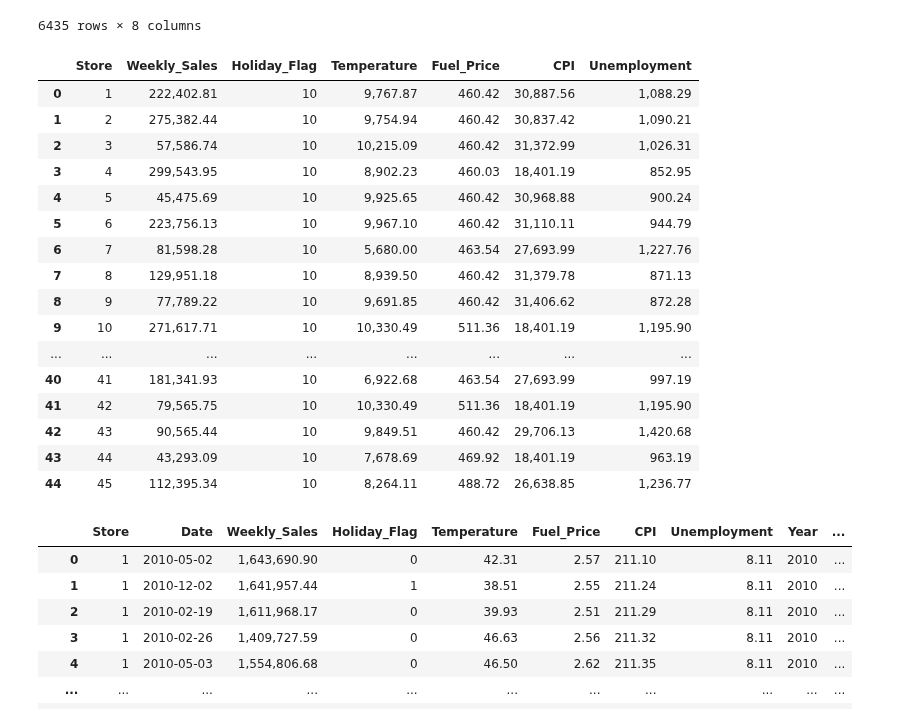
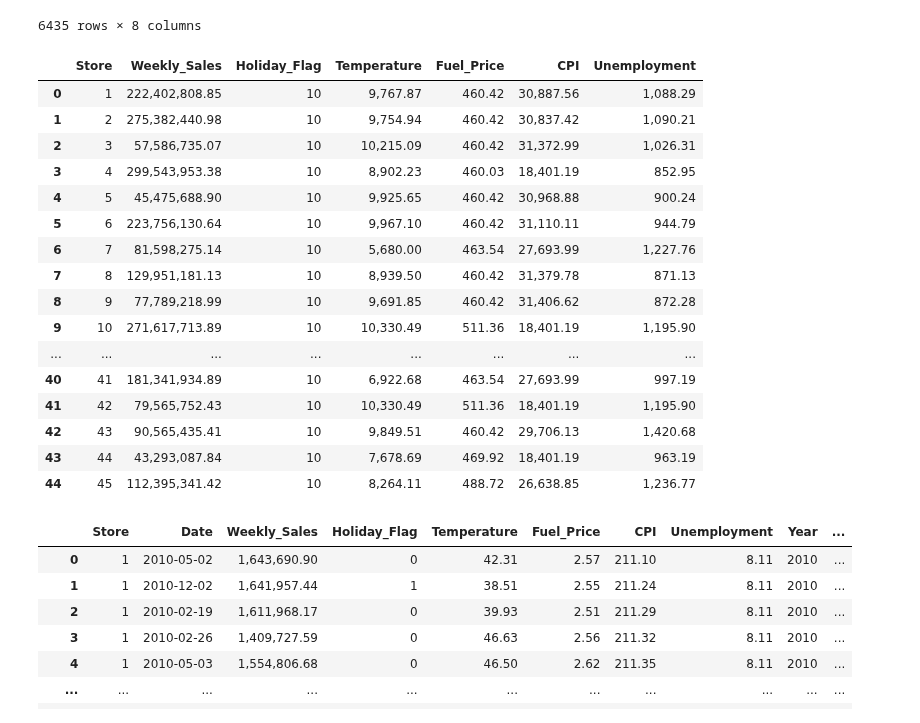
Before and after one commit to Psyclophe/Data-Scientist, a Jupyter notebook: Wal_mart_analysis_forecasting.ipynb, the cells around one changed output. Saved outputs shown, nothing was run; the diff lists cells and outputs as text; code cells hidden in the pictures.

```diff
--- a/Wal_mart_analysis_forecasting.ipynb
+++ b/Wal_mart_analysis_forecasting.ipynb
@@ -209,29 +209,29 @@ data_sort
 # %%
 #con la funcion "groupby" se indica a Python agrupar y sumar, por tienda y por semana, al ejecutar la funcion Python
 #agrega e indexa la columna "0" a la columna "1" como identificador
 
 group=df.groupby("Store").sum("Weekly_Sales")
 group.reset_index(level=0, inplace=True)
-group["Weekly_Sales"]=(group["Weekly_Sales"]/1000).round(2)
+group["Weekly_Sales"]=(group["Weekly_Sales"])
 group
 # %% [output]
 |  | Store | Weekly_Sales | Holiday_Flag | Temperature | Fuel_Price | CPI | Unemployment |
-| 0 | 1 | 222,402.81 | 10 | 9,767.87 | 460.42 | 30,887.56 | 1,088.29 |
-| 1 | 2 | 275,382.44 | 10 | 9,754.94 | 460.42 | 30,837.42 | 1,090.21 |
-| 2 | 3 | 57,586.74 | 10 | 10,215.09 | 460.42 | 31,372.99 | 1,026.31 |
-| 3 | 4 | 299,543.95 | 10 | 8,902.23 | 460.03 | 18,401.19 | 852.95 |
-| 4 | 5 | 45,475.69 | 10 | 9,925.65 | 460.42 | 30,968.88 | 900.24 |
-| 5 | 6 | 223,756.13 | 10 | 9,967.10 | 460.42 | 31,110.11 | 944.79 |
-| 6 | 7 | 81,598.28 | 10 | 5,680.00 | 463.54 | 27,693.99 | 1,227.76 |
-| 7 | 8 | 129,951.18 | 10 | 8,939.50 | 460.42 | 31,379.78 | 871.13 |
-| 8 | 9 | 77,789.22 | 10 | 9,691.85 | 460.42 | 31,406.62 | 872.28 |
-| 9 | 10 | 271,617.71 | 10 | 10,330.49 | 511.36 | 18,401.19 | 1,195.90 |
+| 0 | 1 | 222,402,808.85 | 10 | 9,767.87 | 460.42 | 30,887.56 | 1,088.29 |
+| 1 | 2 | 275,382,440.98 | 10 | 9,754.94 | 460.42 | 30,837.42 | 1,090.21 |
+| 2 | 3 | 57,586,735.07 | 10 | 10,215.09 | 460.42 | 31,372.99 | 1,026.31 |
+| 3 | 4 | 299,543,953.38 | 10 | 8,902.23 | 460.03 | 18,401.19 | 852.95 |
+| 4 | 5 | 45,475,688.90 | 10 | 9,925.65 | 460.42 | 30,968.88 | 900.24 |
+| 5 | 6 | 223,756,130.64 | 10 | 9,967.10 | 460.42 | 31,110.11 | 944.79 |
+| 6 | 7 | 81,598,275.14 | 10 | 5,680.00 | 463.54 | 27,693.99 | 1,227.76 |
+| 7 | 8 | 129,951,181.13 | 10 | 8,939.50 | 460.42 | 31,379.78 | 871.13 |
+| 8 | 9 | 77,789,218.99 | 10 | 9,691.85 | 460.42 | 31,406.62 | 872.28 |
+| 9 | 10 | 271,617,713.89 | 10 | 10,330.49 | 511.36 | 18,401.19 | 1,195.90 |
 | ... | ... | ... | ... | ... | ... | ... | ... |
-| 40 | 41 | 181,341.93 | 10 | 6,922.68 | 463.54 | 27,693.99 | 997.19 |
-| 41 | 42 | 79,565.75 | 10 | 10,330.49 | 511.36 | 18,401.19 | 1,195.90 |
-| 42 | 43 | 90,565.44 | 10 | 9,849.51 | 460.42 | 29,706.13 | 1,420.68 |
-| 43 | 44 | 43,293.09 | 10 | 7,678.69 | 469.92 | 18,401.19 | 963.19 |
-| 44 | 45 | 112,395.34 | 10 | 8,264.11 | 488.72 | 26,638.85 | 1,236.77 |
+| 40 | 41 | 181,341,934.89 | 10 | 6,922.68 | 463.54 | 27,693.99 | 997.19 |
+| 41 | 42 | 79,565,752.43 | 10 | 10,330.49 | 511.36 | 18,401.19 | 1,195.90 |
+| 42 | 43 | 90,565,435.41 | 10 | 9,849.51 | 460.42 | 29,706.13 | 1,420.68 |
+| 43 | 44 | 43,293,087.84 | 10 | 7,678.69 | 469.92 | 18,401.19 | 963.19 |
+| 44 | 45 | 112,395,341.42 | 10 | 8,264.11 | 488.72 | 26,638.85 | 1,236.77 |
 # %%
 #con este script se pide a Python separar el dato "Date" a year, quarter, month, week & day, datos que se utiizaran
 
```
Also changed, not shown: parts of 25 cells of this notebook.
